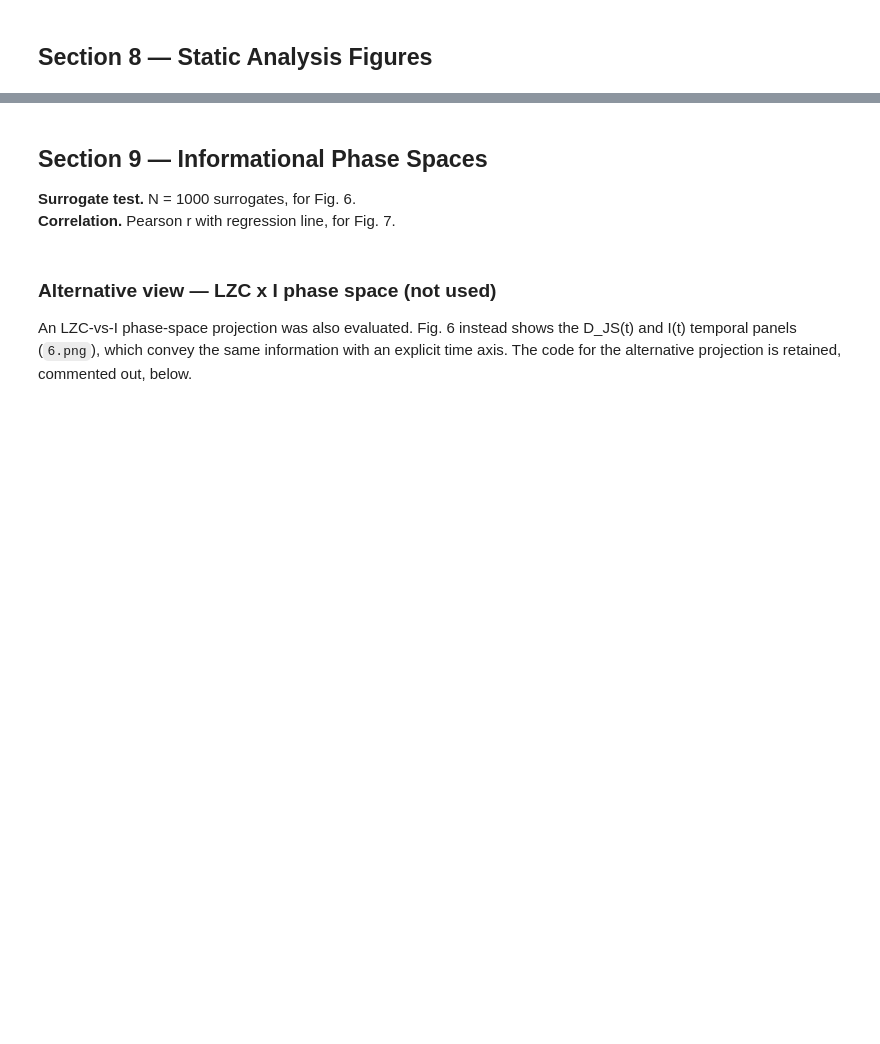
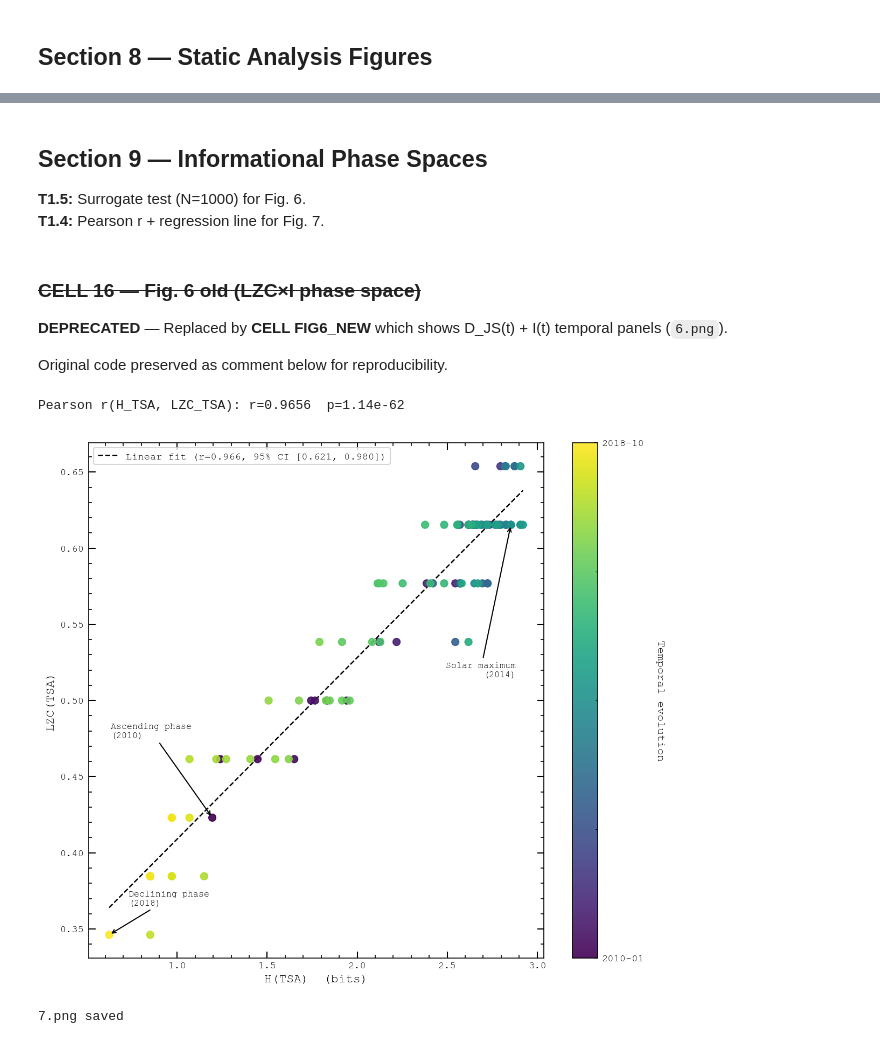
Before and after one commit to rrf-astro/Information-analysis-SC24, a Jupyter notebook: SC24_info_analysis.ipynb, the cells around one changed output, grey strips where cells are left out. Saved outputs shown, nothing was run; the diff lists cells and outputs as text; code cells hidden in the pictures; blank space fills up the shorter version.

```diff
--- a/SC24_info_analysis.ipynb
+++ b/SC24_info_analysis.ipynb
@@ -694,46 +766,55 @@ print('5.png saved')
 # %% [markdown]
 ## Section 9 — Informational Phase Spaces
 
-**Surrogate test.** N = 1000 surrogates, for Fig. 6.
-**Correlation.** Pearson r with regression line, for Fig. 7.
+**T1.5:** Surrogate test (N=1000) for Fig. 6.
+**T1.4:** Pearson r + regression line for Fig. 7.
 # %% [markdown]
-### Alternative view — LZC x I phase space (not used)
+### ~~CELL 16 — Fig. 6 old (LZC×I phase space)~~
 
-An LZC-vs-I phase-space projection was also evaluated. Fig. 6 instead shows the
-D_JS(t) and I(t) temporal panels (`6.png`), which convey the same information
-with an explicit time axis. The code for the alternative projection is retained,
-commented out, below.
+**DEPRECATED** — Replaced by **CELL FIG6_NEW** which shows D_JS(t) + I(t) temporal panels (`6.png`).
+
+Original code preserved as comment below for reproducibility.
 # %%
 # CELL 17 — Figure 7: H vs LZC + Pearson r + regression -> 7.png
 df_ph7  = df_dynamic[['H_TSA','LZC_TSA']].dropna()
 r_tsa, p_tsa = pearsonr(df_ph7['H_TSA'], df_ph7['LZC_TSA'])
 print(f'Pearson r(H_TSA, LZC_TSA): r={r_tsa:.4f}  p={p_tsa:.2e}')
 
 m_reg, b_reg = np.polyfit(df_ph7['H_TSA'], df_ph7['LZC_TSA'], 1)
 x_line = np.linspace(df_ph7['H_TSA'].min(), df_ph7['H_TSA'].max(), 100)
 n_ph7  = len(df_ph7)
 
 fig, ax = plt.subplots(figsize=(8, 7))
 sc7 = ax.scatter(df_ph7['H_TSA'], df_ph7['LZC_TSA'], c=np.arange(n_ph7),
                  cmap='viridis', alpha=0.9, s=40, zorder=3)
 ax.plot(x_line, m_reg*x_line+b_reg, 'k--', lw=1.2,
-        label=f'Linear fit (r={r_tsa:.3f}, p={p_tsa:.1e})')
+        label=f'Linear fit (r={r_tsa:.3f}, 95% CI [0.621, 0.980])')  # block-bootstrap CI (block_bootstrap_pvalues.csv);
 cbar7 = plt.colorbar(sc7, ax=ax)
 cbar7.set_ticks([0, n_ph7-1])
 cbar7.set_ticklabels([df_ph7.index[0].strftime('%Y-%m'), df_ph7.index[-1].strftime('%Y-%m')])
 cbar7.set_label('Temporal evolution', rotation=270, labelpad=18, fontsize=10)
-ax.annotate('Start/End\n(Minimum)', xy=(df_ph7['H_TSA'].iloc[0], df_ph7['LZC_TSA'].iloc[0]),
-            xytext=(df_ph7['H_TSA'].iloc[0]-0.15, df_ph7['LZC_TSA'].iloc[0]+0.015),
-            arrowprops=dict(arrowstyle='->', color='black'), fontsize=9)
-ax.annotate('Maximum', xy=(df_ph7['H_TSA'].iloc[n_ph7//2], df_ph7['LZC_TSA'].iloc[n_ph7//2]),
-            xytext=(df_ph7['H_TSA'].iloc[n_ph7//2]+0.05, df_ph7['LZC_TSA'].iloc[n_ph7//2]-0.015),
-            arrowprops=dict(arrowstyle='->', color='black'), fontsize=9)
+ax.annotate('Ascending phase\n(2010)',
+            xy=(df_ph7['H_TSA'].iloc[0], df_ph7['LZC_TSA'].iloc[0]),
+            xytext=(0.63, 0.48), ha='left', va='center',
+            arrowprops=dict(arrowstyle='->', color='black'), fontsize=8)
+ax.annotate('Solar maximum\n(2014)',
+            xy=(df_ph7['H_TSA'].iloc[n_ph7//2], df_ph7['LZC_TSA'].iloc[n_ph7//2]),
+            xytext=(2.88, 0.52), ha='right', va='center',
+            arrowprops=dict(arrowstyle='->', color='black'), fontsize=8)
+ax.annotate('Declining phase\n(2018)',
+            xy=(df_ph7['H_TSA'].iloc[-1], df_ph7['LZC_TSA'].iloc[-1]),
+            xytext=(0.73, 0.37), ha='left', va='center',
+            arrowprops=dict(arrowstyle='->', color='black'), fontsize=8)
 ax.set_xlabel('H(TSA)  (bits)', fontsize=11)
 ax.set_ylabel('LZC(TSA)', fontsize=11)
 ax.legend(fontsize=9, loc='upper left')
 sm_style(ax)
 plt.tight_layout()
 plt.savefig('7.png')
 plt.show()
 print('7.png saved')
+# %% [output]
+Pearson r(H_TSA, LZC_TSA): r=0.9656  p=1.14e-62
+[figure, added]
+7.png saved
 # %% [markdown]
```
Also changed, not shown: parts of 48 cells of this notebook, 5 other files.
